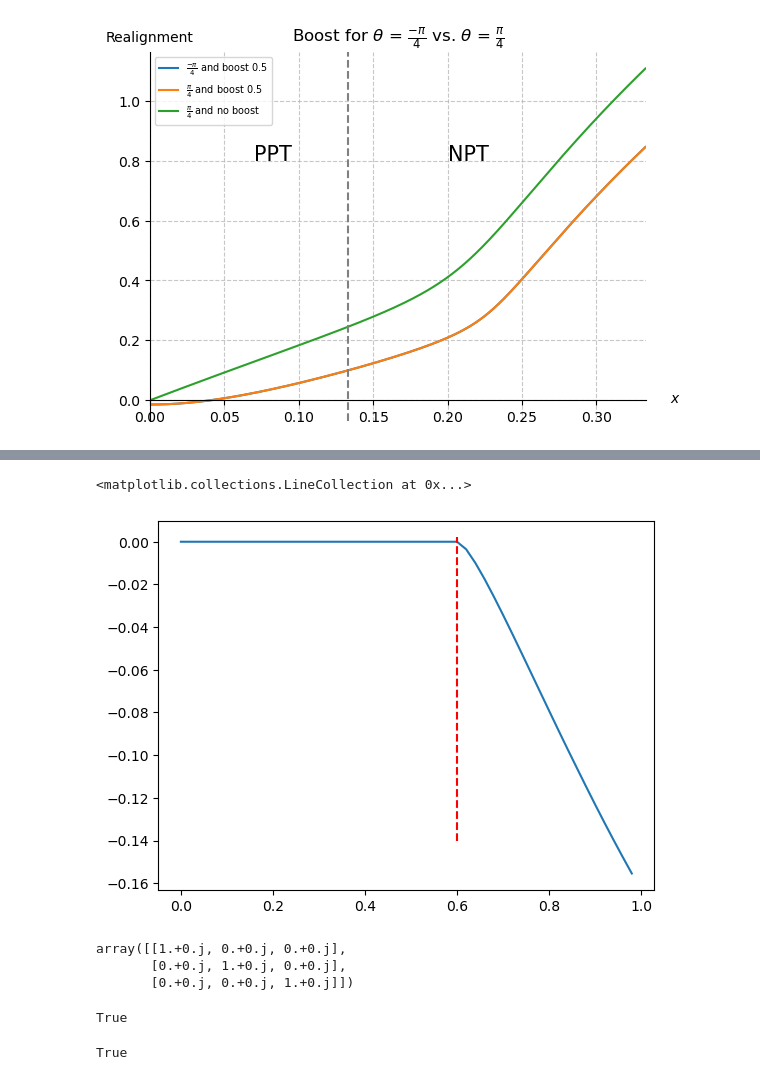
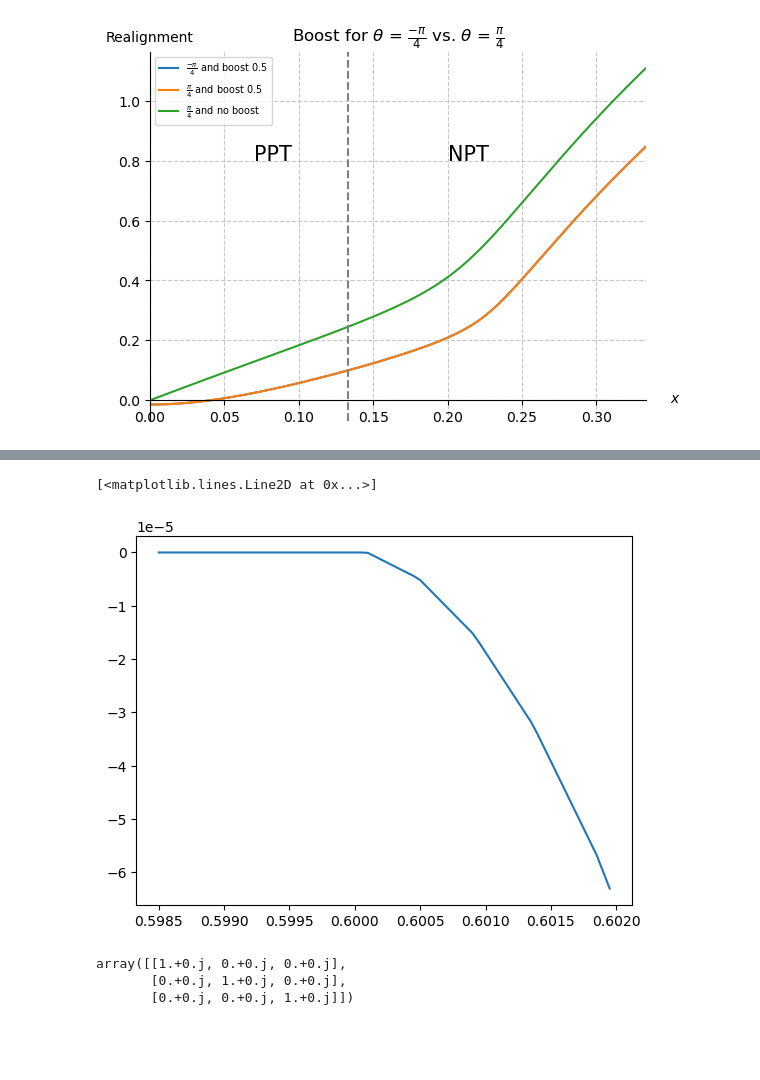
Before and after one commit to sebmousel/Bachelor, a Jupyter notebook: Code/Test.ipynb, the cells around one changed output, grey strips where cells are left out. Cells and saved outputs as stored; diff of their text form; code cells hidden in the pictures; blank space fills up the shorter version.

```diff
--- a/Code/Test.ipynb
+++ b/Code/Test.ipynb
@@ -211,9 +213,15 @@ rho2 = rho2spin(bell_states)
 values = []
 ppt = []
 mini = []
-for x in np.arange(0,1,0.02):
-    for i in np.linspace(0,1,50):
-        values.append(realign_general(e,x,momentum1,momentum2,rho1,rho2,(np.pi/4),0,i)[0])
+for x in np.arange(0.5985,0.602,0.00005):
+    for i in np.linspace(0,1,10):
+        rg = realign_general(e,x,momentum1,momentum2,rho1,rho2,(np.pi/4),0,i)[0]
+        if rg < -1e-9:
+            xnow = x
+            inow = i
+            print(f"now: x = {x},p = {i} with realignment = {rg}")
+            pass
+        values.append(rg)
     mini.append(min(values))
     values = []
 #print(mini)
@@ -225,11 +316,11 @@ print(mini)
 # %%
-x=np.arange(0,1,0.02)
+x=np.arange(0.5985,0.602,0.00005)
 plt.plot(x,mini)
 
-plt.vlines(0.6,-0.14,0.002,colors="red",linestyles="--")
+#plt.vlines(0.6,-0.14,0.002,colors="red",linestyles="--")
 # %% [output]
-<matplotlib.collections.LineCollection at 0x...>
+[<matplotlib.lines.Line2D at 0x...>]
-[figure, old version]
+[figure, new version]
 # %%
 D(e,0,momentum1)
 # %% [output]
@@ -239,34 +330,3 @@ array([[1.+0.j, 0.+0.j, 0.+0.j],
 # %%
 #split up function realign_val so that i can still get the boosted density matrix
 #define a 2. function that computes the values of realign. basically last part of realign_val
-# %%
-rho = np.outer(rho2,rho2)
-dim = get_dim(rho)
-
-lmd = np.kron((np.ones(dim),np.real(np.trace(rho)) - rho),np.ones(dim))
-eig = np.linalg.eigvalsh(lmd)
-print(np.any(eig < 0))
-
-#np.linalg.eigvalsh()
-# %% [output]
-True
-# %%
-def random_density_matrix(dim=3):
-    A = np.random.randn(dim, dim) + 1j * np.random.randn(dim, dim)  # Random complex matrix
-    rho = A @ A.conj().T  # Make it Hermitian and positive semidefinite
-    return rho / np.trace(rho)  # Normalize to make it a valid density matrix
-
-# Generate random 3x3 separable states
-num_terms = 3  # Number of separable terms
-p = np.random.dirichlet(np.ones(num_terms))  # Random probability distribution
-
-rho_sep = np.zeros((9, 9), dtype=complex)
-for i in range(num_terms):
-    rho_A = random_density_matrix(3)  # Local state on A
-    rho_B = random_density_matrix(3)  # Local state on B
-    rho_sep += p[i] * np.kron(rho_A, rho_B)
-
-
-reduction(rho_sep)
-# %% [output]
-True
```
Also changed, not shown: parts of 14 cells of this notebook, 19 other files.
